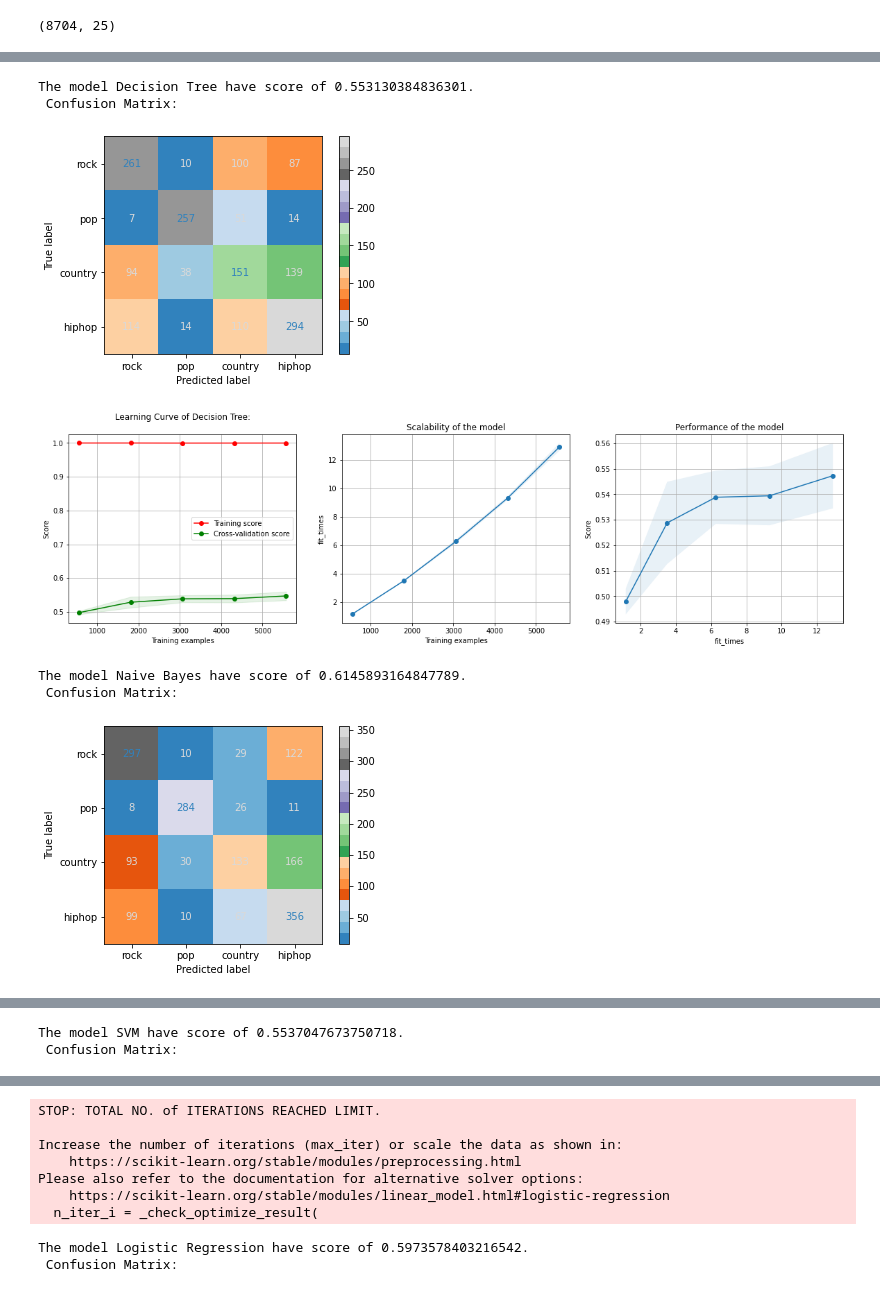
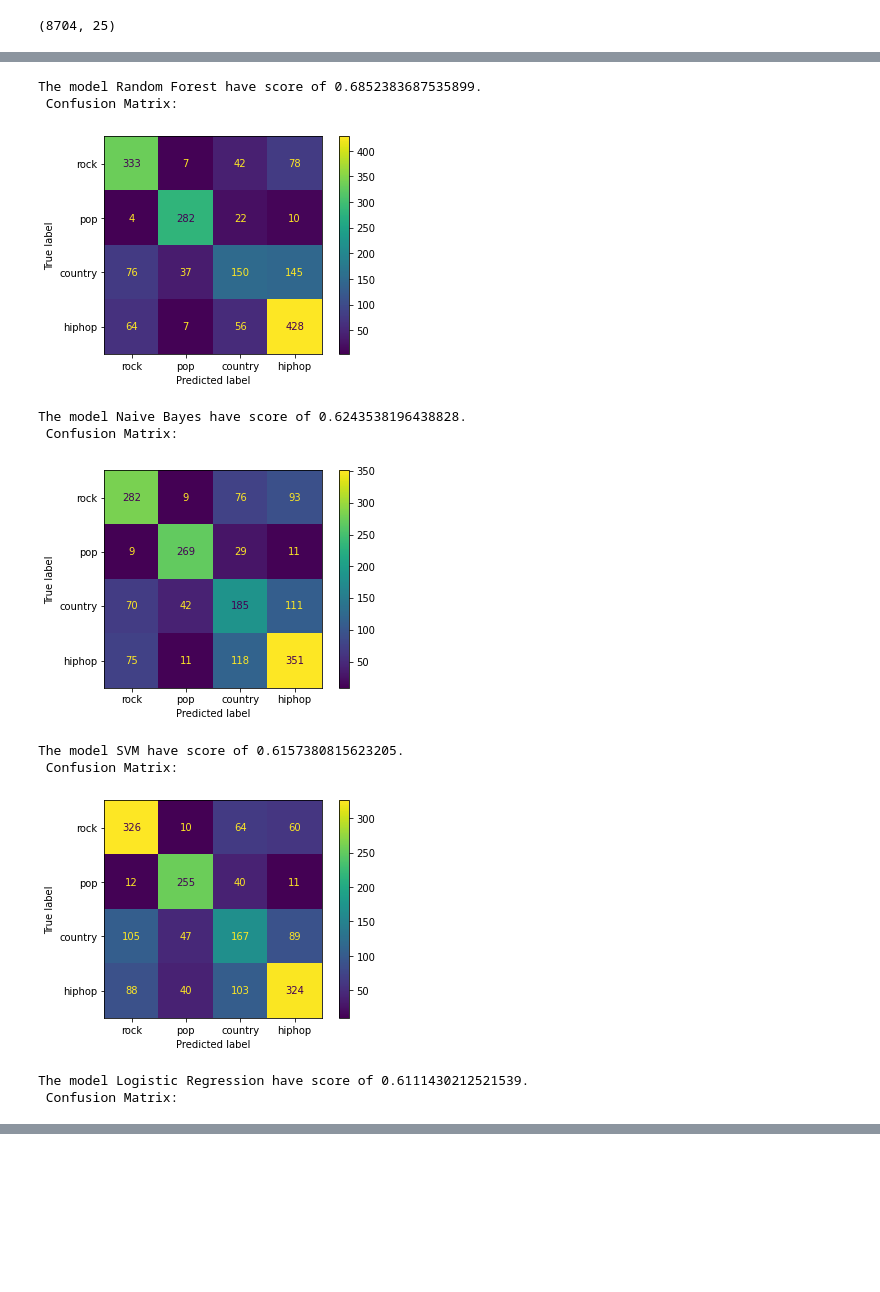
Before and after one commit to idanrk/Genre_Prediction_Data_Science, a Jupyter notebook: ML.ipynb, the cells around one changed output, grey strips where cells are left out. Saved outputs shown, nothing was run; the diff lists cells and outputs as text; code cells hidden in the pictures; blank space fills up the shorter version.

```diff
--- a/ML.ipynb
+++ b/ML.ipynb
@@ -46,6 +46,8 @@ df.head()
 df["Major"] = df["Key"]
 df["Major"] = df["Major"].apply(lambda x: 0 if x == "Minor" else 1)
 df.drop(columns=['Key'],inplace=True)
+# %%
+df["Explicit"] = df["Explicit"].apply(lambda x: 0 if x == False else 1)
 # %%
 res = pd.get_dummies(df["Scale"])
 df.drop(columns=['Scale'],inplace=True)
@@ -53,7 +55,7 @@ df = pd.concat([df, res], axis=1)
 df.dropna(subset=['Lem_Lyrics'],inplace=True)
 # %%
 #ignore the stopword, ignore words that haven't appeared with 10% of the song
-vectorizer=CountVectorizer()
+vectorizer=CountVectorizer(stop_words="english",min_df=0.01,ngram_range=(1,2))
 lyrics_features=vectorizer.fit_transform(df.pop("Lem_Lyrics"))
 # %%
 lyrics_features.shape
@@ -83,4 +85,4 @@ df.head()
 # %%
 y=df["Genre"]
 X=df.drop(columns=["Genre"],axis=1)
-X_train,X_test,y_train,y_test=train_test_split(X,y,test_size=0.2,random_state=1)
+X_train,X_test,y_train,y_test=train_test_split(X,y,test_size=0.2,random_state=42,stratify=y)
@@ -144,28 +89,30 @@ def plot_learning_curve(estimator, title, X, y, axes=None, ylim=None, cv=None,
 # %%
-dt_tree=DecisionTreeClassifier()
+rd=RandomForestClassifier()
 lg=LogisticRegression()
 naive=MultinomialNB()
 svm=SVC(kernel='linear')
 best_recall_val=0
 result=[]
-for clf,model in zip([dt_tree,naive,svm,lg],["Decision Tree","Naive Bayes","SVM","Logistic Regression"]):
+for clf,model in zip([rd,naive,svm,lg],["Random Forest","Naive Bayes","SVM","Logistic Regression"]):
     clf.fit(X_train,y_train)
     y_predicted=clf.predict(X_test)
     clf_score_test=accuracy_score(y_true=y_test,y_pred=y_predicted)
     result.append({"Model":model,"y_test_score":clf_score_test})
     print(f"\n\nThe model {model} have score of {clf_score_test}.\n Confusion Matrix:\n")
     cm=confusion_matrix(y_true=y_test,y_pred=y_predicted)
     disp=ConfusionMatrixDisplay(confusion_matrix=cm,display_labels=["rock","pop","country","hiphop"])
-    disp.plot(cmap='tab20c',include_values=True)
-    plt.show()
-    plot_learning_curve(clf,f"Learning Curve of {model}:\n",X_train,y_train)
+    disp.plot(include_values=True)
     plt.show()
     print("\n\n")
 # %% [output]
-The model Decision Tree have score of 0.553130384836301.
+The model Random Forest have score of 0.6852383687535899.
  Confusion Matrix:
-[figure, old version]
+[figure, new version]
+The model Naive Bayes have score of 0.6243538196438828.
+ Confusion Matrix:
-[figure, old version]
+[figure, new version]
-The model Naive Bayes have score of 0.6145893164847789.
- Confusion Matrix:
+The model SVM have score of 0.6157380815623205.
+ Confusion Matrix:
-[figure, old version]
+[figure, new version]
+The model Logistic Regression have score of 0.6111430212521539.
+ Confusion Matrix:
@@ -173,2 +119,0 @@ The model Naive Bayes have score of 0.6145893164847789.
-The model SVM have score of 0.5537047673750718.
- Confusion Matrix:
@@ -177,9 +119,0 @@ The model SVM have score of 0.5537047673750718.
-STOP: TOTAL NO. of ITERATIONS REACHED LIMIT.
-
-Increase the number of iterations (max_iter) or scale the data as shown in:
-    https://scikit-learn.org/stable/modules/preprocessing.html
-Please also refer to the documentation for alternative solver options:
-    https://scikit-learn.org/stable/modules/linear_model.html#logistic-regression
-  n_iter_i = _check_optimize_result(
-The model Logistic Regression have score of 0.5973578403216542.
- Confusion Matrix:
```
Also changed, not shown: parts of 13 cells of this notebook, 5 other files.
